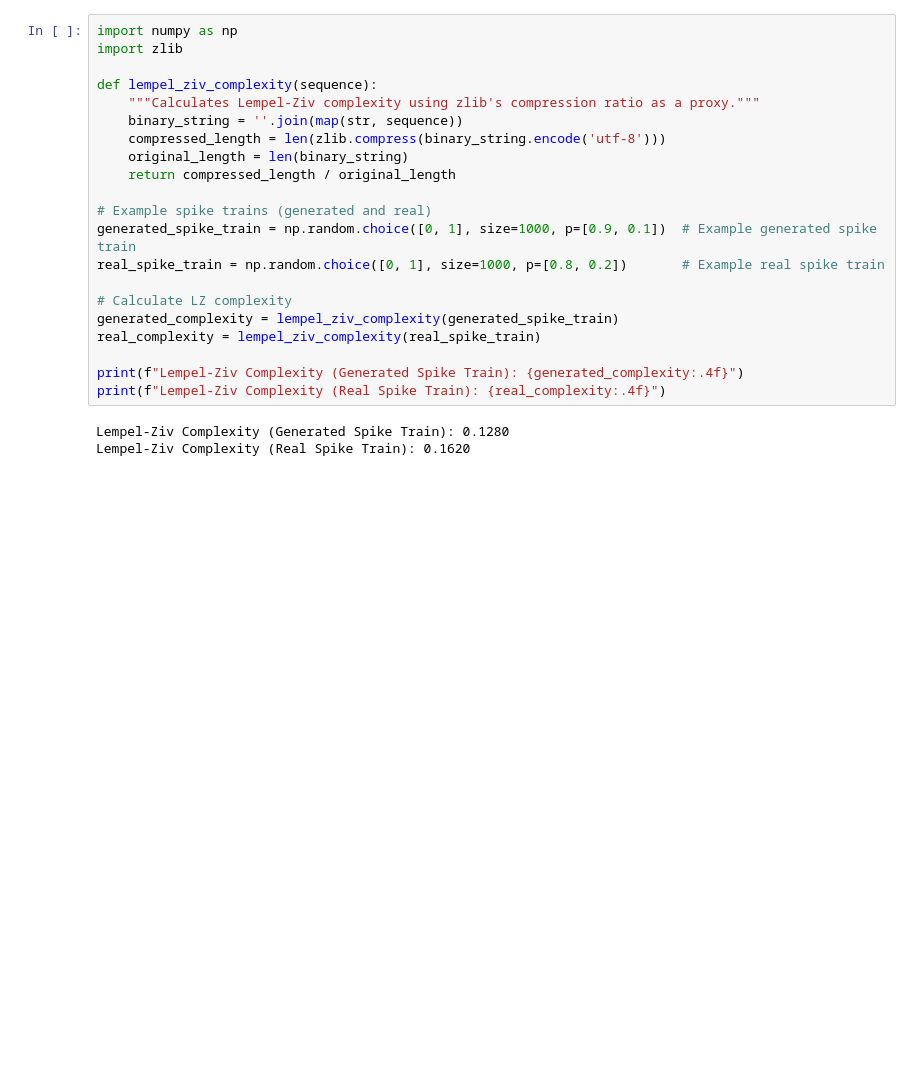
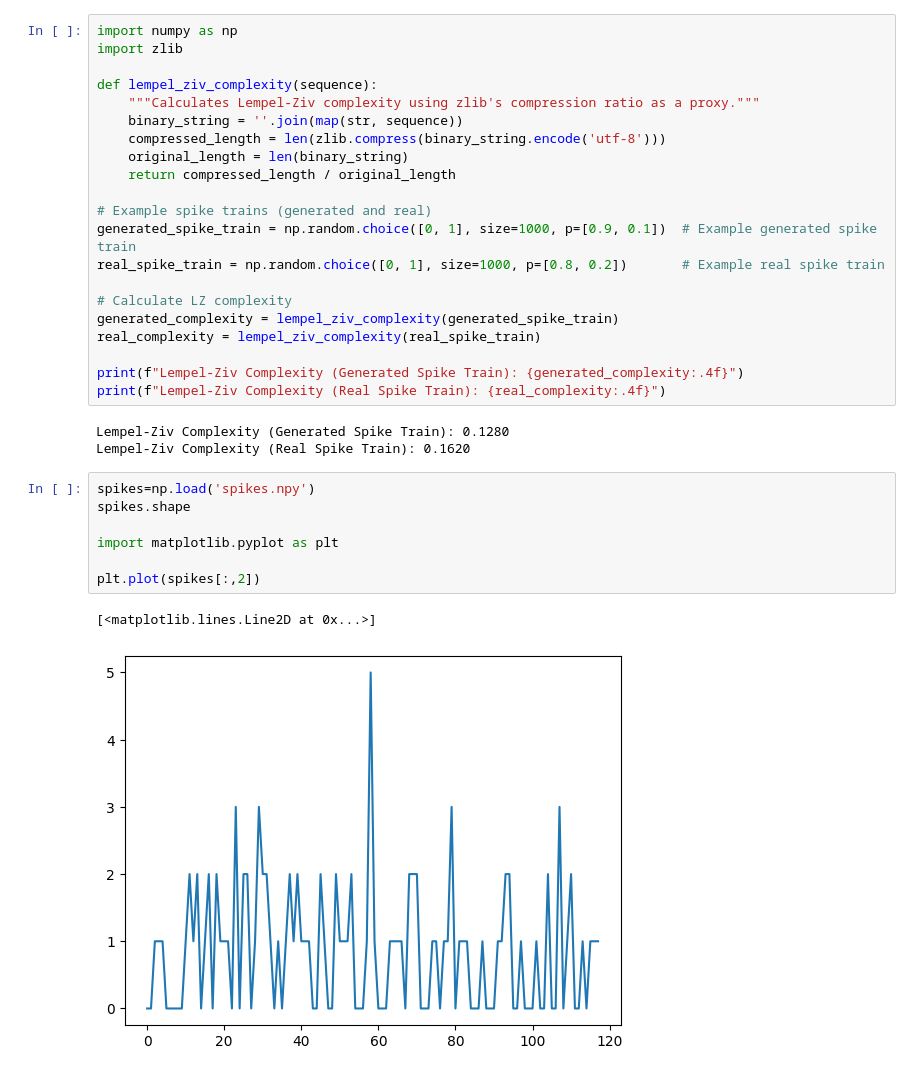
Before and after one commit to mariakesa/NeuroGarage, a Jupyter notebook: null_simulations/poc.ipynb, the cells around one changed output. Cells and saved outputs as stored; diff of their text form; blank space fills up the shorter version.

```diff
--- a/null_simulations/poc.ipynb
+++ b/null_simulations/poc.ipynb
@@ -589,3 +589,13 @@ print(f"Lempel-Ziv Complexity (Real Spike Train): {real_complexity:.4f}")
 # %% [output]
 Lempel-Ziv Complexity (Generated Spike Train): 0.1280
 Lempel-Ziv Complexity (Real Spike Train): 0.1620
+# %%
+spikes=np.load('spikes.npy')
+spikes.shape
+
+import matplotlib.pyplot as plt
+
+plt.plot(spikes[:,2])
+# %% [output]
+[<matplotlib.lines.Line2D at 0x...>]
+[figure, added]
```
Also changed, not shown: 2 other files.
